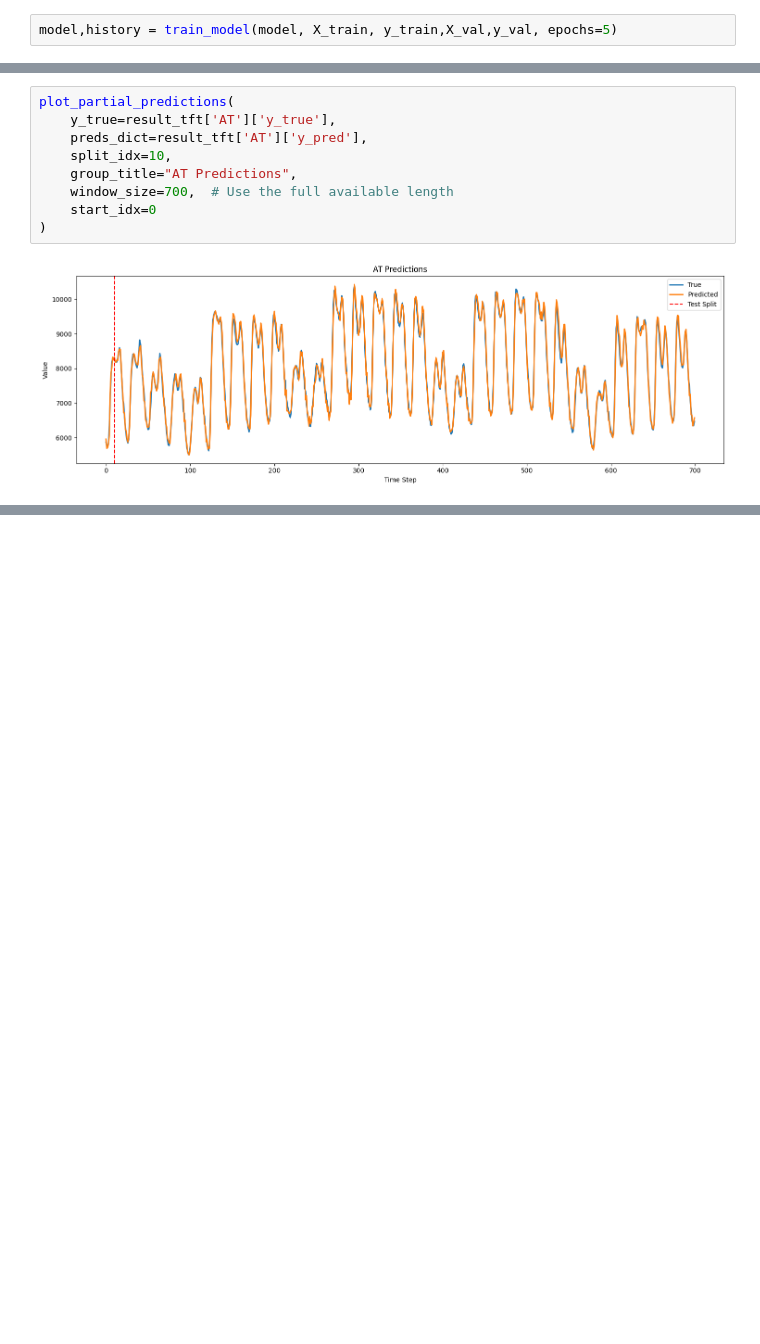
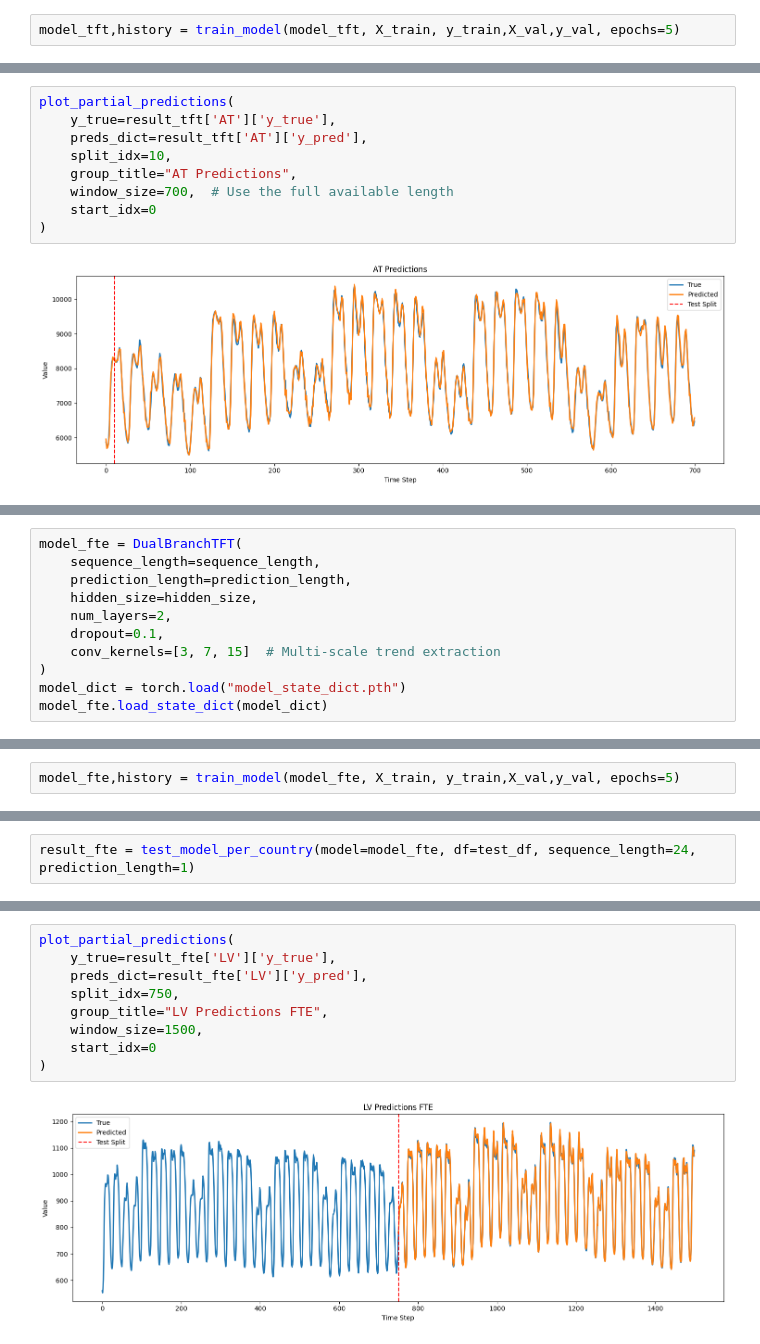
Before and after one commit to H1406/energy-forecasting, a Jupyter notebook: model_tft.ipynb, the cells around one changed output, grey strips where cells are left out. Saved outputs shown, nothing was run; the diff lists cells and outputs as text; blank space fills up the shorter version.

```diff
--- a/model_tft.ipynb
+++ b/model_tft.ipynb
@@ -560,7 +548,7 @@ def test_model(model, X_test, y_test, batch_size=32, scaler=None):
         'y_pred': y_pred_inv
     }
 # %%
-model,history = train_model(model, X_train, y_train,X_val,y_val, epochs=5)
+model_tft,history = train_model(model_tft, X_train, y_train,X_val,y_val, epochs=5)
 # %% [output]
 Using device: mps
 Starting training...
@@ -2188,0 +1345,11 @@ Country distribution in sequences:
+# %%
+model_fte = DualBranchTFT(
+    sequence_length=sequence_length,
+    prediction_length=prediction_length,
+    hidden_size=hidden_size,
+    num_layers=2,
+    dropout=0.1,
+    conv_kernels=[3, 7, 15]  # Multi-scale trend extraction
+)
+model_dict = torch.load("model_state_dict.pth")
+model_fte.load_state_dict(model_dict)
@@ -2188,0 +1358,2 @@ Country distribution in sequences:
+# %%
+model_fte,history = train_model(model_fte, X_train, y_train,X_val,y_val, epochs=5)
@@ -2188,0 +1588,2 @@ Country distribution in sequences:
+# %%
+result_fte = test_model_per_country(model=model_fte, df=test_df, sequence_length=24, prediction_length=1)
@@ -2188,0 +1803,11 @@ Country distribution in sequences:
+# %%
+plot_partial_predictions(
+    y_true=result_fte['LV']['y_true'],
+    preds_dict=result_fte['LV']['y_pred'],
+    split_idx=750,
+    group_title="LV Predictions FTE",
+    window_size=1500,
+    start_idx=0
+)
+# %% [output]
+[figure, added]
```
Also changed, not shown: parts of 29 cells of this notebook, 9 other files.
